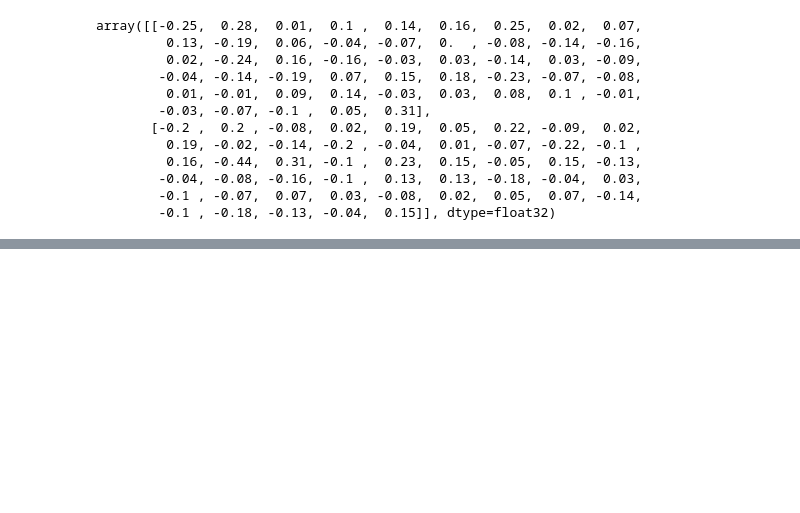
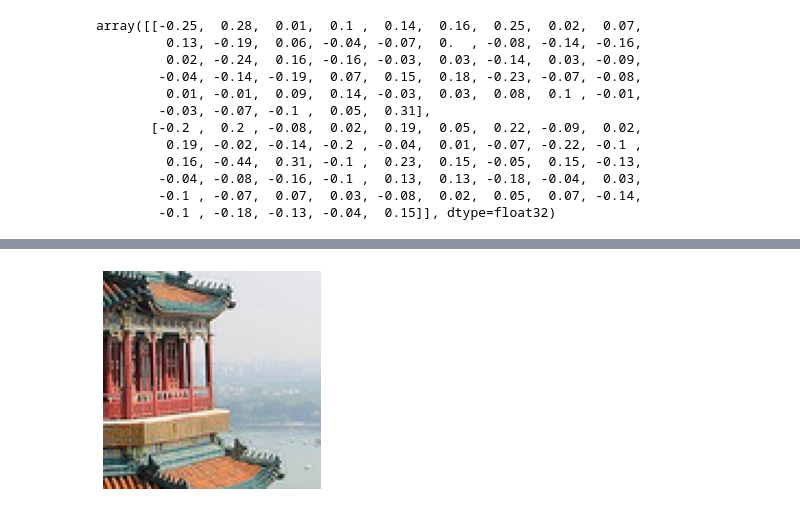
Before and after one commit to MrEktirir/ML_Works, a Jupyter notebook: Notebooks/chapter_13.ipynb, the cells around one changed output, grey strips where cells are left out. Saved outputs shown, nothing was run; the diff lists cells and outputs as text; code cells hidden in the pictures; blank space fills up the shorter version.

```diff
--- a/Notebooks/chapter_13.ipynb
+++ b/Notebooks/chapter_13.ipynb
@@ -1140,0 +1155,6 @@ array([[-0.25,  0.28,  0.01,  0.1 ,  0.14,  0.16,  0.25,  0.02,  0.07,
+# %%
+plt.imshow(cropped_images[0] / 255)
+plt.axis("off")
+plt.show()
+# %% [output]
+[figure, added]
```
Also changed, not shown: parts of 3 cells of this notebook.
